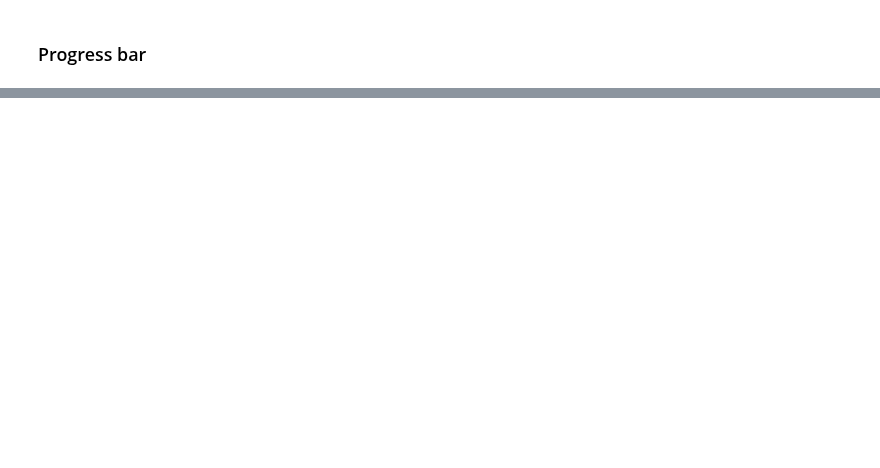
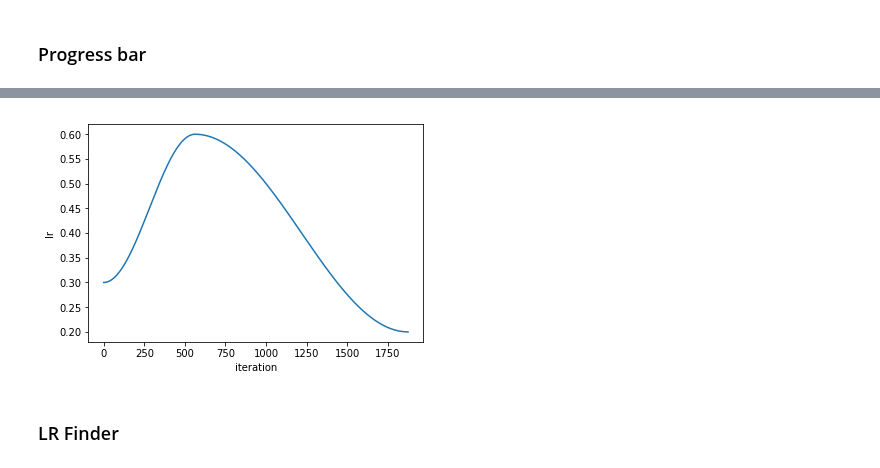
Before and after one commit to fastai/fastai_dev, a Jupyter notebook: dev_swift/05_anneal.ipynb, the cells around one changed output, grey strips where cells are left out. Cells and saved outputs as stored; diff of their text form; code cells hidden in the pictures; blank space fills up the shorter version.

```diff
--- a/dev_swift/05_anneal.ipynb
+++ b/dev_swift/05_anneal.ipynb
@@ -260,0 +377,6 @@ learner.delegates = [Learner.TrainEvalDelegate(), Learner.ShowProgress(),
+# %%
+recorder.plotLRs()
+# %% [output]
+[figure, added]
+# %% [markdown]
+### LR Finder
```
Also changed, not shown: parts of 59 cells of this notebook, 42 other files.
